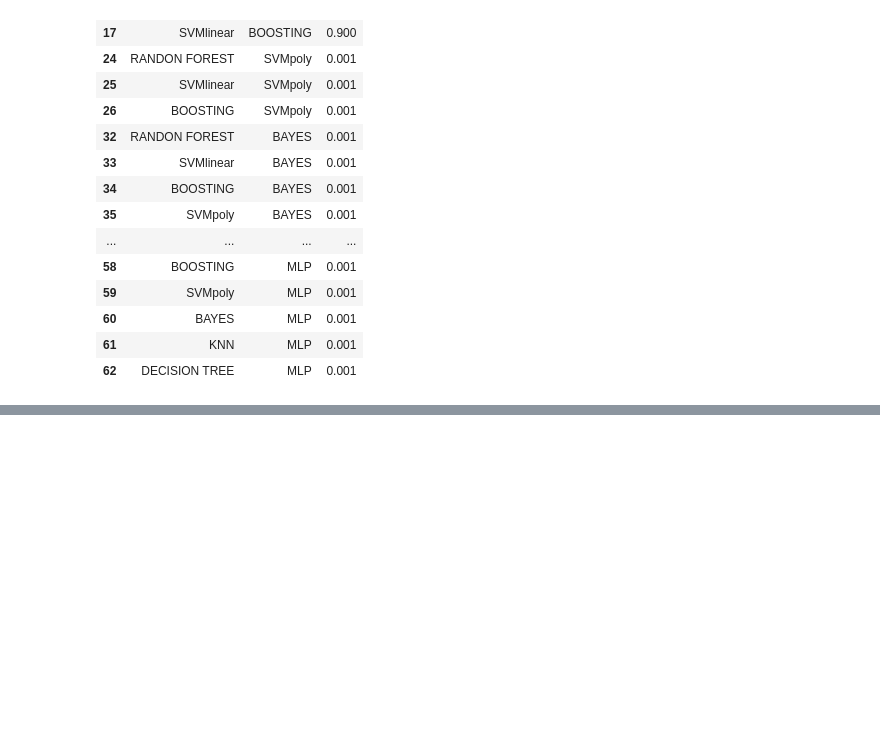
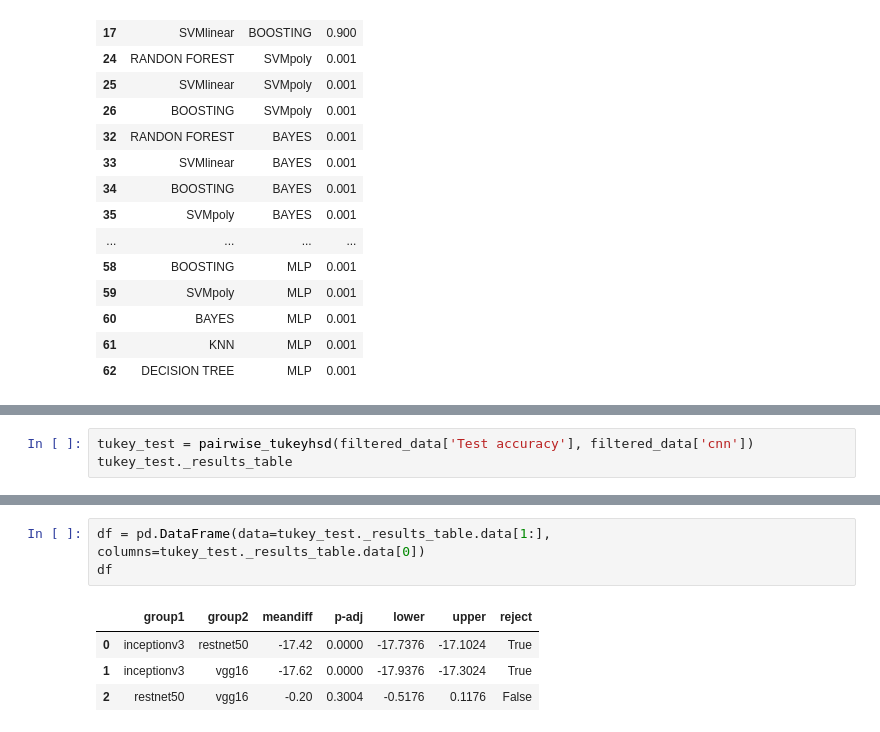
Before and after one commit to leandrobmarinho/statistical-tests, a Jupyter notebook: notebook/statistical_tests.ipynb, the cells around one changed output, grey strips where cells are left out. Cells and saved outputs as stored; diff of their text form; blank space fills up the shorter version.

```diff
--- a/notebook/statistical_tests.ipynb
+++ b/notebook/statistical_tests.ipynb
@@ -196,0 +241,3 @@ moore.data.head()
+# %%
+tukey_test = pairwise_tukeyhsd(filtered_data['Test accuracy'], filtered_data['cnn'])
+tukey_test._results_table
@@ -196,0 +250,8 @@ moore.data.head()
+# %%
+df = pd.DataFrame(data=tukey_test._results_table.data[1:], columns=tukey_test._results_table.data[0])
+df
+# %% [output]
+|  | group1 | group2 | meandiff | p-adj | lower | upper | reject |
+| 0 | inceptionv3 | restnet50 | -17.42 | 0.0000 | -17.7376 | -17.1024 | True |
+| 1 | inceptionv3 | vgg16 | -17.62 | 0.0000 | -17.9376 | -17.3024 | True |
+| 2 | restnet50 | vgg16 | -0.20 | 0.3004 | -0.5176 | 0.1176 | False |
```
Also changed, not shown: parts of 16 cells of this notebook, 33 other files.
